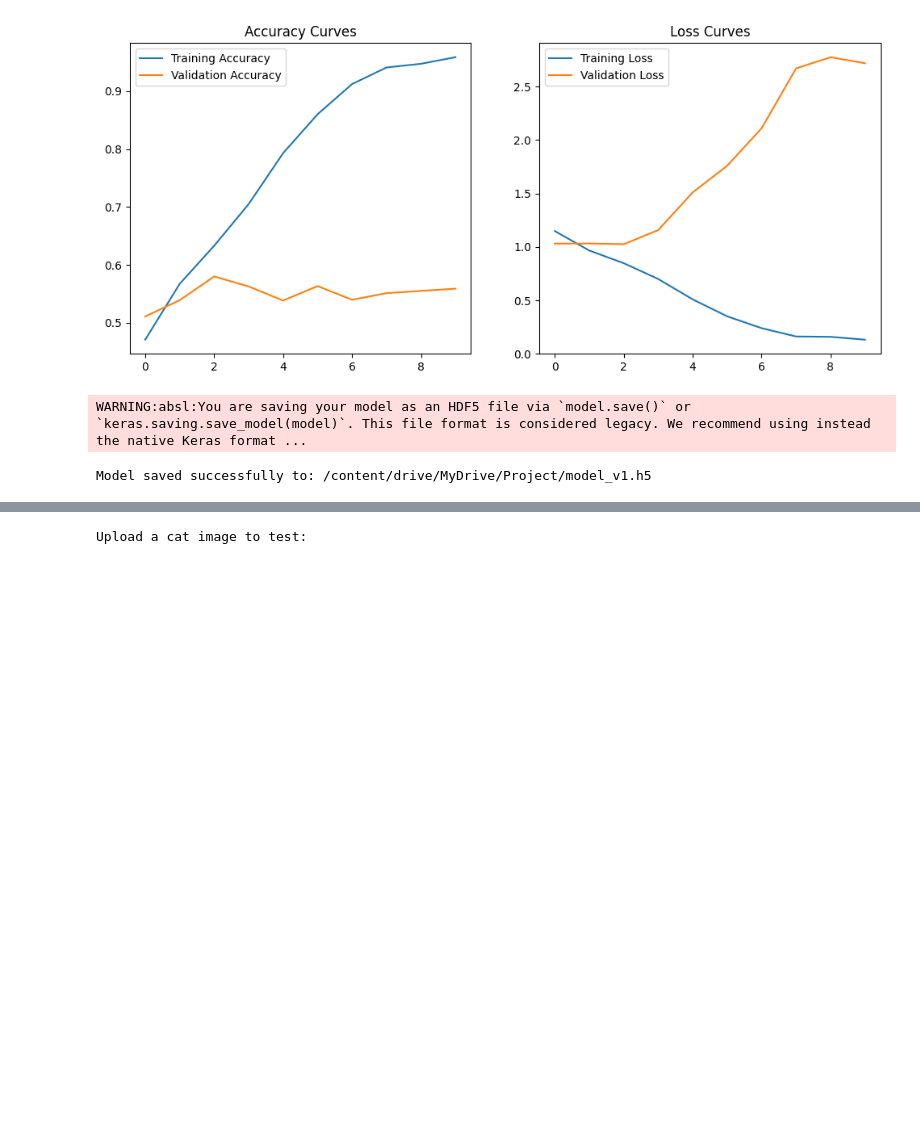
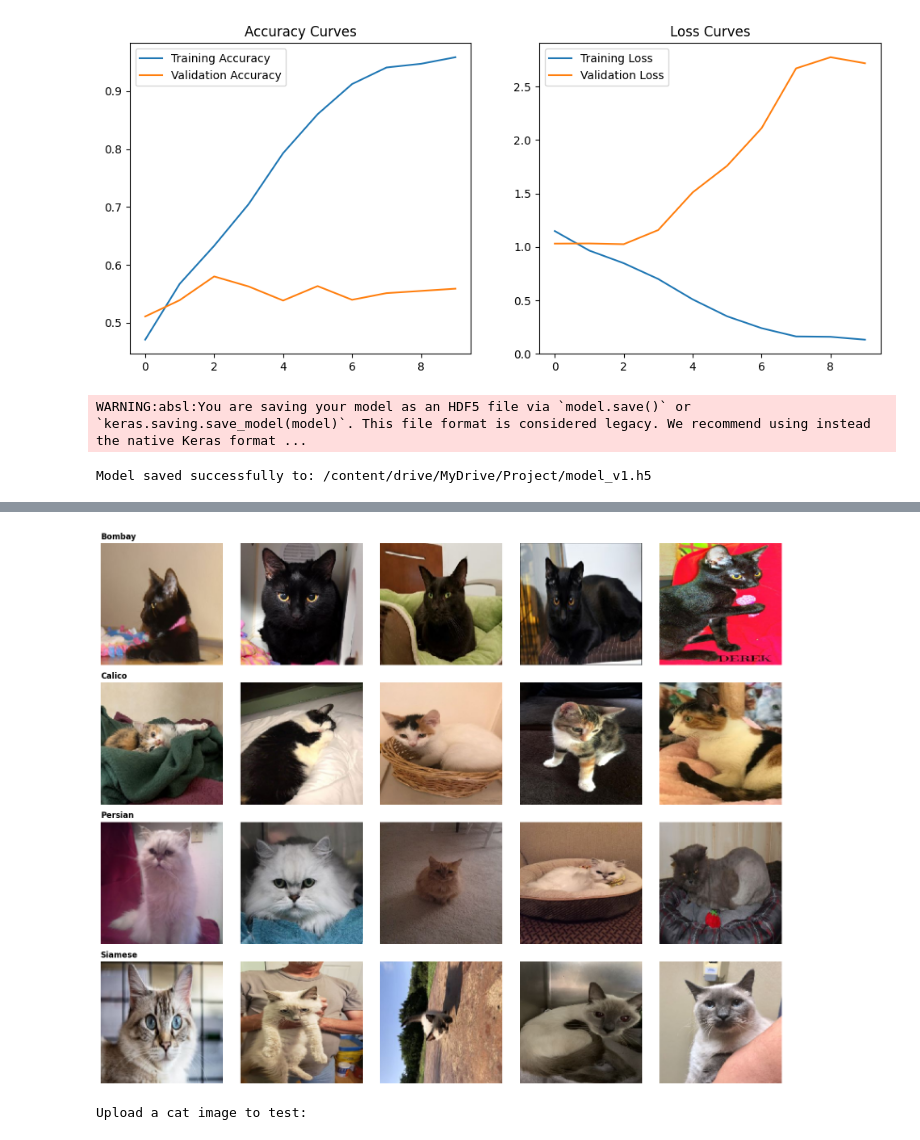
Before and after one commit to hclperera/Cat-Breed-Identification, a Jupyter notebook: Implementation1.ipynb, the cells around one changed output, grey strips where cells are left out. Saved outputs shown, nothing was run; the diff lists cells and outputs as text; code cells hidden in the pictures; blank space fills up the shorter version.

```diff
--- a/Implementation1.ipynb
+++ b/Implementation1.ipynb
@@ -178,3 +218,38 @@ Model saved successfully to: /content/drive/MyDrive/Project/model_v1.h5
+# %%
+import matplotlib.pyplot as plt
+import os
+import tensorflow as tf
+
+# Define the path to your extracted dataset
+data_dir = '/content/dataset/cat breeds'
+
+# Get the list of class names (Calico, Persian, Bombay, Siamese)
+class_names = sorted([d for d in os.listdir(data_dir) if os.path.isdir(os.path.join(data_dir, d))])
+
+# Set up the plot (4 rows for classes, 5 columns for images)
+fig, axes = plt.subplots(len(class_names), 5, figsize=(15, 12))
+
+for i, class_name in enumerate(class_names):
+    class_path = os.path.join(data_dir, class_name)
+    # Get first 5 image files from the folder
+    img_list = os.listdir(class_path)[:5]
+
+    for j, img_name in enumerate(img_list):
+        img_path = os.path.join(class_path, img_name)
+        img = tf.keras.utils.load_img(img_path, target_size=(180, 180))
+
+        # Plot image in the grid
+        axes[i, j].imshow(img)
+        axes[i, j].axis("off")
+
+        # Only label the first image in each row for a cleaner look
+        if j == 0:
+            axes[i, j].set_title(class_name, loc='left', fontweight='bold')
+
+plt.tight_layout()
+plt.show()
+# %% [output]
+[figure, added]
 # %%
 # Manual Test
 print("Upload a cat image to test:")
```
Also changed, not shown: parts of 1 cell of this notebook.
